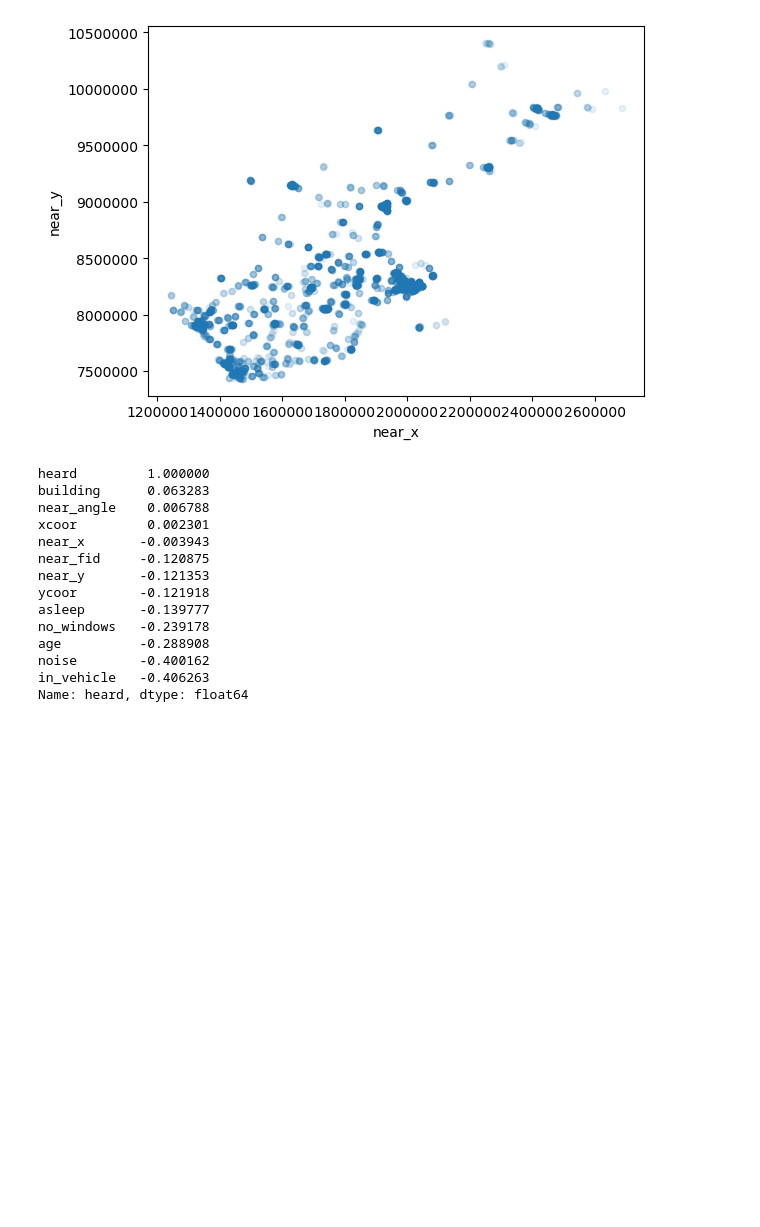
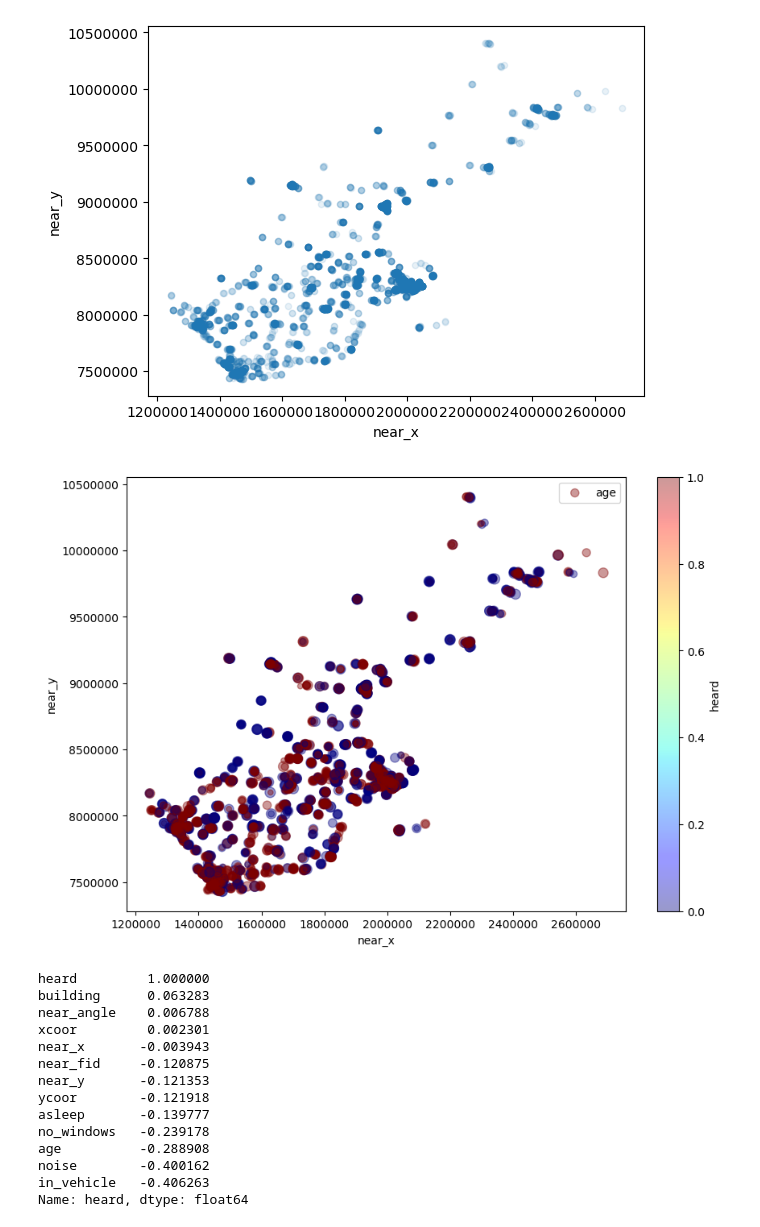
Before and after one commit to elisehammarstrom/statistical_machine_learning, a Jupyter notebook: sml_exploration.ipynb, the cells around one changed output. Drawn from its saved outputs; the diff is of its cells as text; code cells hidden in the pictures; blank space fills up the shorter version.

```diff
--- a/sml_exploration.ipynb
+++ b/sml_exploration.ipynb
@@ -173,12 +169,14 @@ Index(['near_fid', 'near_x', 'near_y', 'near_angle', 'heard', 'building',
       dtype='object')
 [figure]
 # %%
-#data.plot(kind="scatter", x='near_x', y='near_y', alpha=0.4,
-          #s=data["age"], label="age",
-          #figsize=(10,7),
-          #c="heard", cmap=plt.get_cmap("jet"), colorbar=True) #alpha highlights high-density areas
-#plt.ticklabel_format(style='plain', axis='both')
-#plt.show()
+data.plot(kind="scatter", x='near_x', y='near_y', alpha=0.4,
+          s=data["age"], label="age",
+          figsize=(10,7),
+          c="heard", cmap=plt.get_cmap("jet"), colorbar=True) #alpha highlights high-density areas
+plt.ticklabel_format(style='plain', axis='both')
+plt.show()
+# %% [output]
+[figure, added]
 # %%
 #data.plot(kind="scatter", x='near_x', y='near_y', alpha=0.4,
           #s=data["noise"], label="noise",
```
Also changed, not shown: parts of 4 cells of this notebook.
